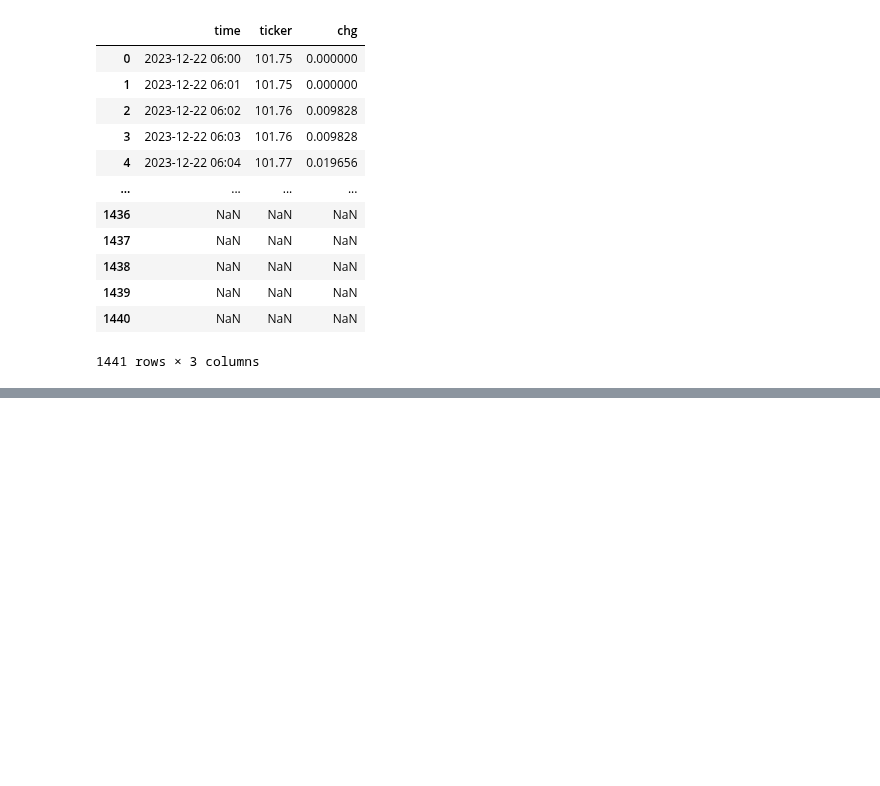
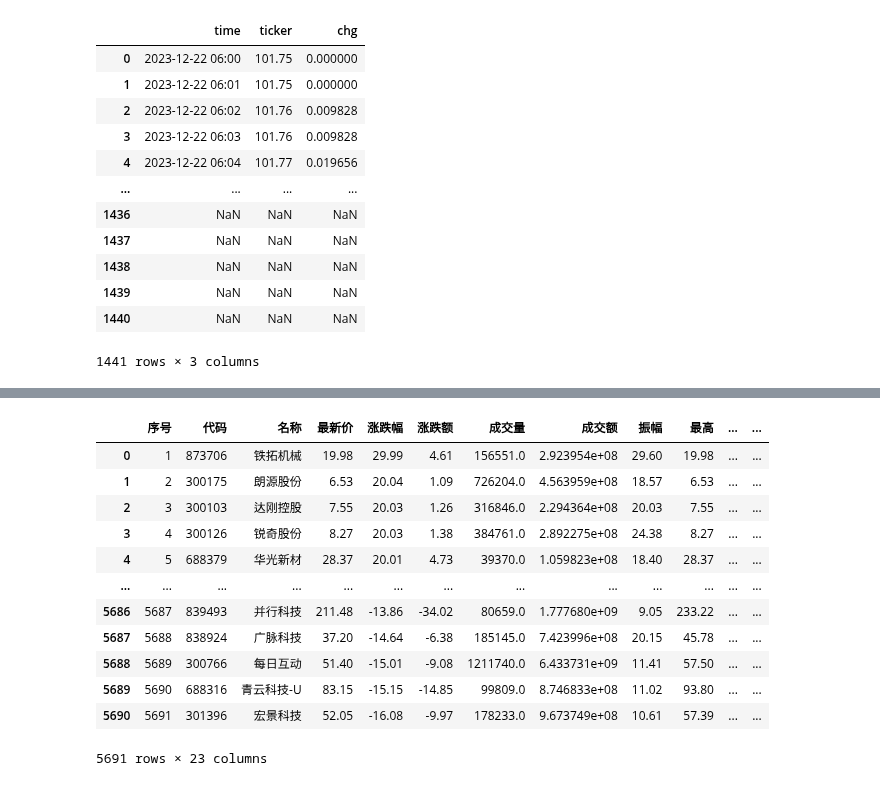
Before and after one commit to alexleethinker/Trading, a Jupyter notebook: notebooks/金融数据爬虫/东方财富爬虫.ipynb, the cells around one changed output, grey strips where cells are left out. Drawn from its saved outputs; the diff is of its cells as text; code cells hidden in the pictures; blank space fills up the shorter version.

```diff
--- a/notebooks/金融数据爬虫/东方财富爬虫.ipynb
+++ b/notebooks/金融数据爬虫/东方财富爬虫.ipynb
@@ -359,0 +434,19 @@ df
+# %%
+import akshare as ak
+df = ak.stock_zh_a_spot_em()
+# %%
+df
+# %% [output]
+|  | 序号 | 代码 | 名称 | 最新价 | 涨跌幅 | 涨跌额 | 成交量 | 成交额 | 振幅 | 最高 | ... | ... |
+| 0 | 1 | 873706 | 铁拓机械 | 19.98 | 29.99 | 4.61 | 156551.0 | 2.923954e+08 | 29.60 | 19.98 | ... | ... |
+| 1 | 2 | 300175 | 朗源股份 | 6.53 | 20.04 | 1.09 | 726204.0 | 4.563959e+08 | 18.57 | 6.53 | ... | ... |
+| 2 | 3 | 300103 | 达刚控股 | 7.55 | 20.03 | 1.26 | 316846.0 | 2.294364e+08 | 20.03 | 7.55 | ... | ... |
+| 3 | 4 | 300126 | 锐奇股份 | 8.27 | 20.03 | 1.38 | 384761.0 | 2.892275e+08 | 24.38 | 8.27 | ... | ... |
+| 4 | 5 | 688379 | 华光新材 | 28.37 | 20.01 | 4.73 | 39370.0 | 1.059823e+08 | 18.40 | 28.37 | ... | ... |
+| ... | ... | ... | ... | ... | ... | ... | ... | ... | ... | ... | ... | ... |
+| 5686 | 5687 | 839493 | 并行科技 | 211.48 | -13.86 | -34.02 | 80659.0 | 1.777680e+09 | 9.05 | 233.22 | ... | ... |
+| 5687 | 5688 | 838924 | 广脉科技 | 37.20 | -14.64 | -6.38 | 185145.0 | 7.423996e+08 | 20.15 | 45.78 | ... | ... |
+| 5688 | 5689 | 300766 | 每日互动 | 51.40 | -15.01 | -9.08 | 1211740.0 | 6.433731e+09 | 11.41 | 57.50 | ... | ... |
+| 5689 | 5690 | 688316 | 青云科技-U | 83.15 | -15.15 | -14.85 | 99809.0 | 8.746833e+08 | 11.02 | 93.80 | ... | ... |
+| 5690 | 5691 | 301396 | 宏景科技 | 52.05 | -16.08 | -9.97 | 178233.0 | 9.673749e+08 | 10.61 | 57.39 | ... | ... |
+5691 rows × 23 columns
```
Also changed, not shown: parts of 3 cells of this notebook, 11 other files.
